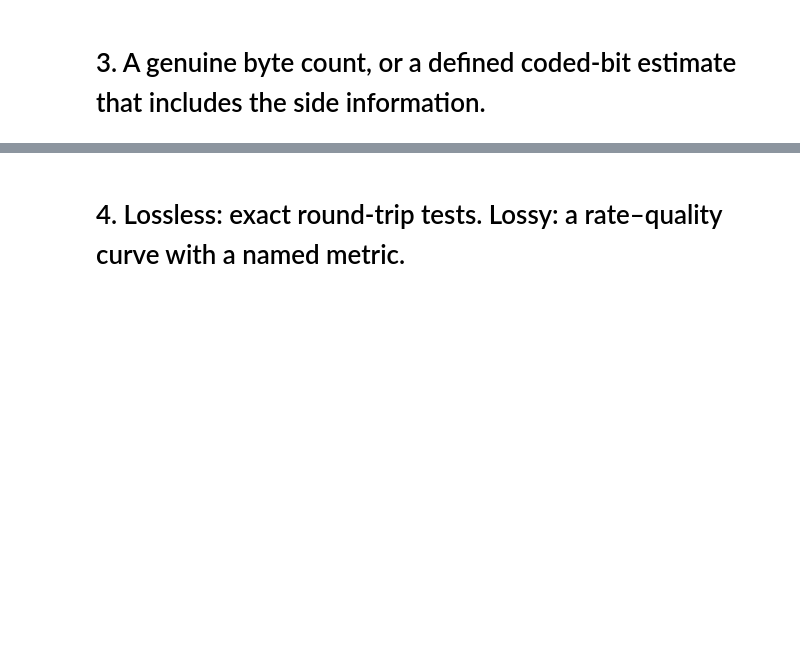
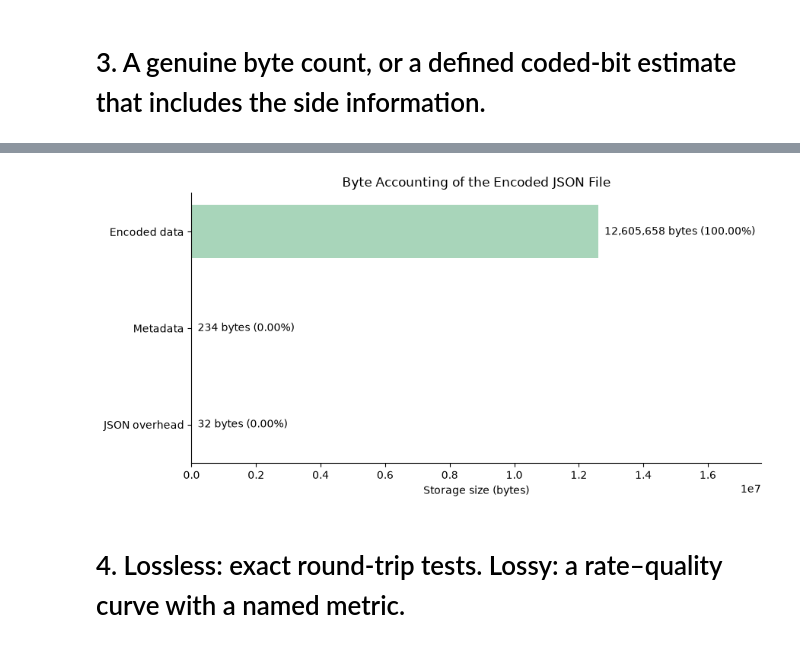
Before and after one commit to filza-a/IDIG4120-group-project, a Jupyter notebook: P2-More-Akhlaq/P2-More-Akhlaq.ipynb, the cells around one changed output, grey strips where cells are left out. Saved outputs shown, nothing was run; the diff lists cells and outputs as text; code cells hidden in the pictures; blank space fills up the shorter version.

```diff
--- a/P2-More-Akhlaq/P2-More-Akhlaq.ipynb
+++ b/P2-More-Akhlaq/P2-More-Akhlaq.ipynb
@@ -883,3 +1018,33 @@ plt.show()
+# %%
+# Components calculated in the previous cell
+components = ["Encoded data", "Metadata", "JSON overhead"]
+sizes = [encoded_data_bytes, metadata_bytes, overhead_bytes]
+colors = ["#A8D5BA", "#B8C9F0", "#F4C7AB"]
+
+fig, ax = plt.subplots(figsize=(9, 4.5))
+
+bars = ax.barh(components, sizes, color=colors, height=0.55)
+
+for bar, size in zip(bars, sizes):
+    ax.text(
+        bar.get_width() + total_bytes * 0.015,
+        bar.get_y() + bar.get_height() / 2,
+        f"{size:,} bytes ({size / total_bytes * 100:.2f}%)",
+        va="center",
+        fontsize=10
+    )
+
+ax.set_xlabel("Storage size (bytes)")
+ax.set_title("Byte Accounting of the Encoded JSON File")
+ax.set_xlim(0, total_bytes * 1.4)
+ax.invert_yaxis()
+
+ax.spines[["top", "right"]].set_visible(False)
+
+plt.tight_layout()
+plt.show()
+# %% [output]
+[figure, added]
 # %% [markdown]
 # 4. Lossless: exact round-trip tests. Lossy: a rate–quality curve with a named metric.
 # %%
```
Also changed, not shown: parts of 41 cells of this notebook, 8 other files.
